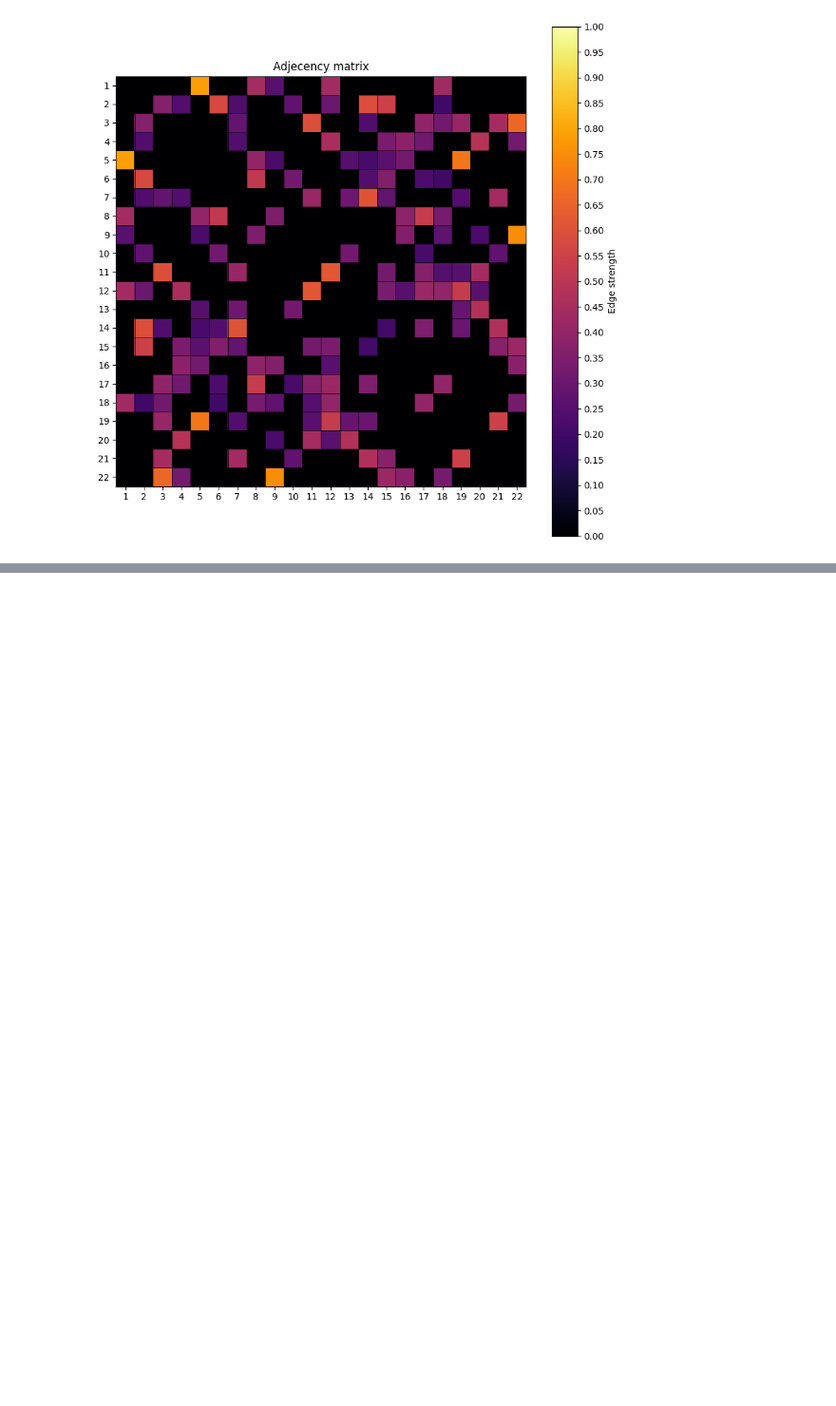
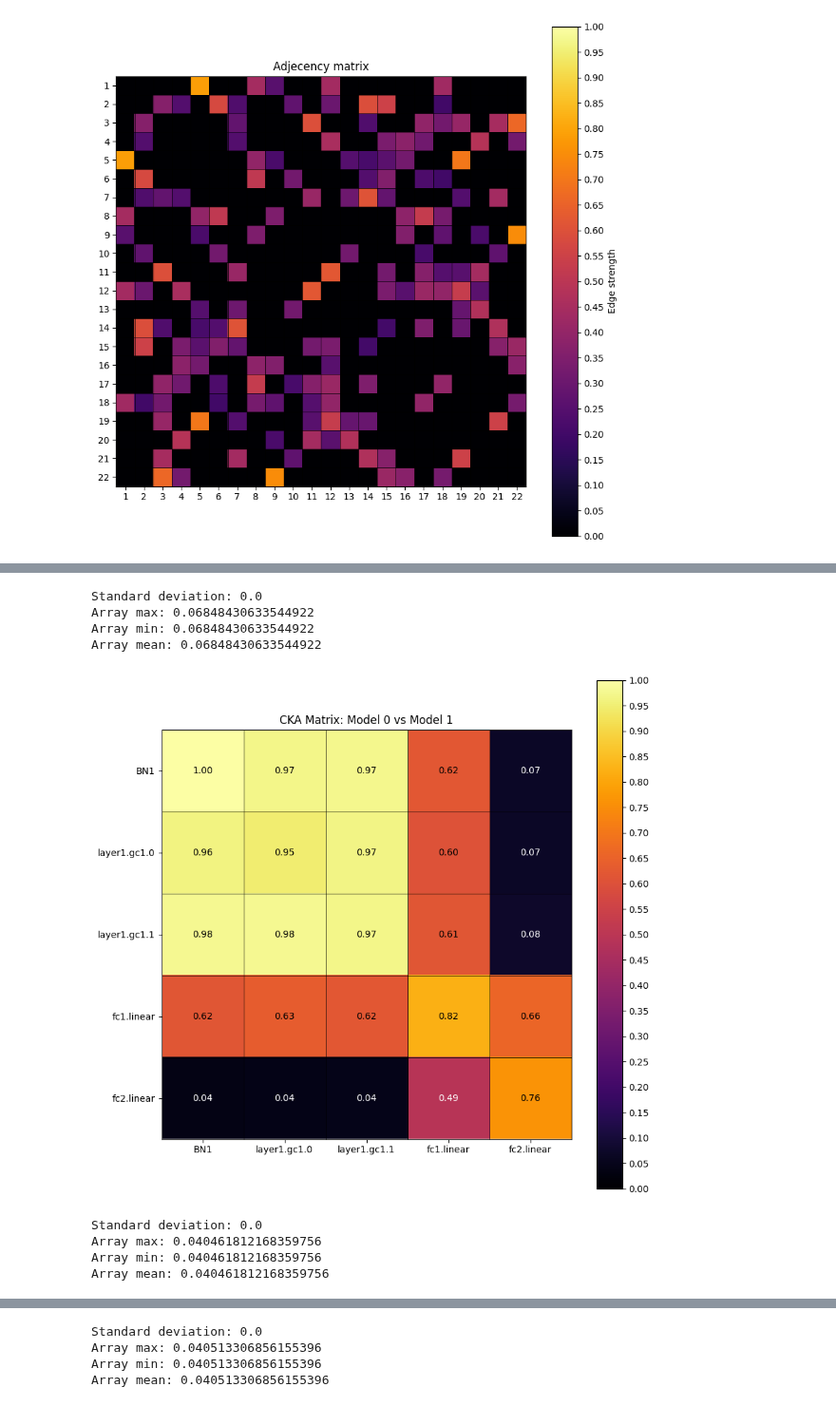
Before and after one commit to AlbinoLoaf/brAIncells, a Jupyter notebook: model_environment.ipynb, the cells around one changed output, grey strips where cells are left out. Shown at 95% size. Cells and saved outputs as stored; diff of their text form; code cells hidden in the pictures; blank space fills up the shorter version.

```diff
--- a/model_environment.ipynb
+++ b/model_environment.ipynb
@@ -227,15 +227,25 @@ plt.show()
 # %%
 cka_all = []
 for i in range(modruns-1):
     for j in range(i+1,modruns):
         calculator = CKACalculator(model1=mods[i][0], model2=mods[j][0],
                                 dataloader=train_loader,
                                 layers_to_hook=(nn.Conv2d, nn.Linear,
                                      nn.AdaptiveAvgPool2d, GraphConvolution, nn.BatchNorm1d))
         cka_output = calculator.calculate_cka_matrix(train_dataset)
+        calculator.test_cka(10,train_dataset)
         cka_all.append(cka_output)
-        if False:
+        if plot:
             U.plot_matrix(f'CKA Matrix: Model {i} vs Model {j}'
                           ,cka_output.cpu().numpy(),calculator.module_names_X,
-                          calculator.module_names_Y)
-#cka_all = cka_all_models(mods,modruns,train_dataset,train_loader,plot=plot)
+                           calculator.module_names_Y)
+# %% [output]
+Standard deviation: 0.0
+Array max: 0.06848430633544922
+Array min: 0.06848430633544922
+Array mean: 0.06848430633544922
+[figure, added]
+Standard deviation: 0.0
+Array max: 0.040461812168359756
+Array min: 0.040461812168359756
+Array mean: 0.040461812168359756
@@ -241,0 +253,4 @@ for i in range(modruns-1):
+Standard deviation: 0.0
+Array max: 0.040513306856155396
+Array min: 0.040513306856155396
+Array mean: 0.040513306856155396
```
Also changed, not shown: parts of 2 cells of this notebook, 1 other file.
